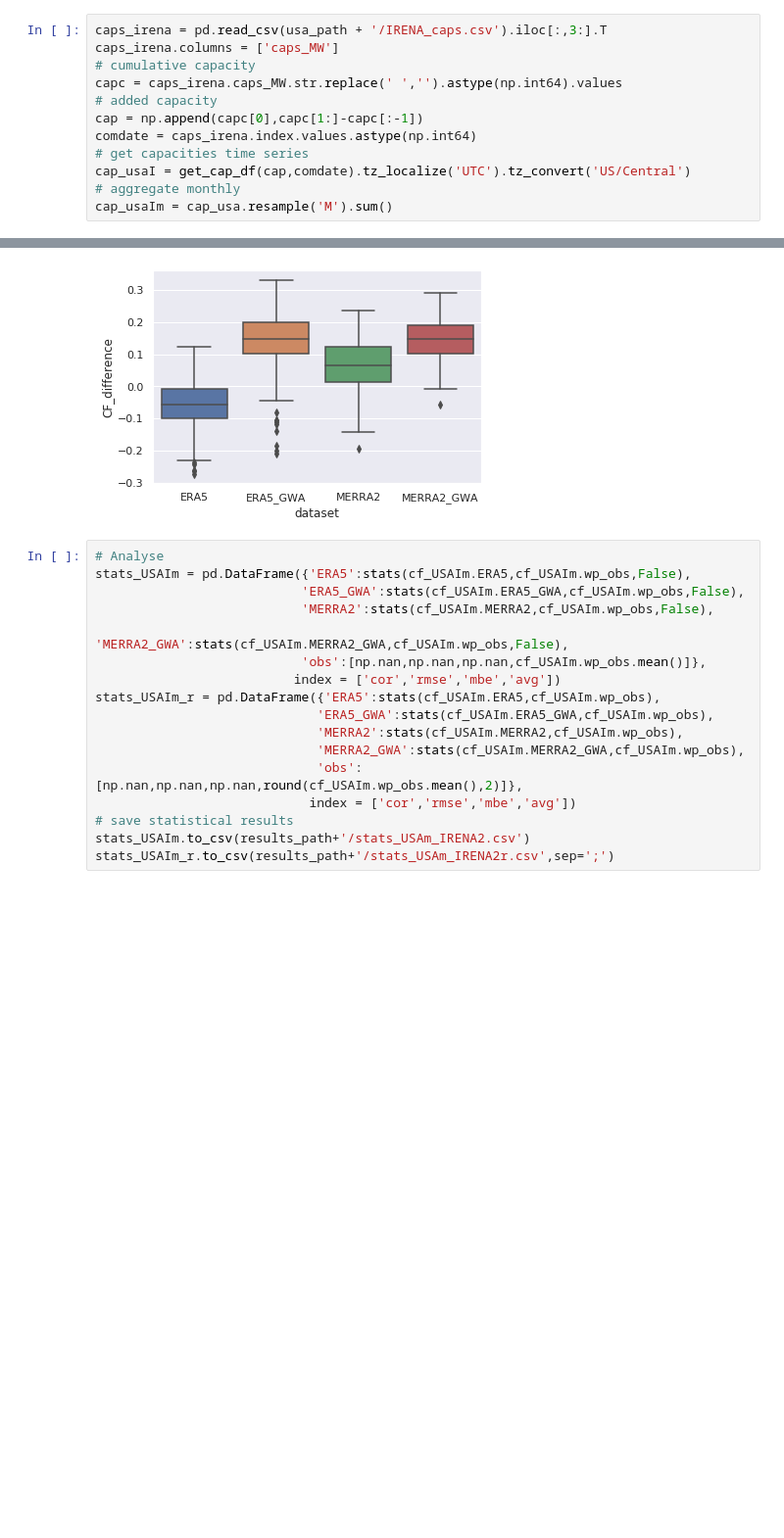
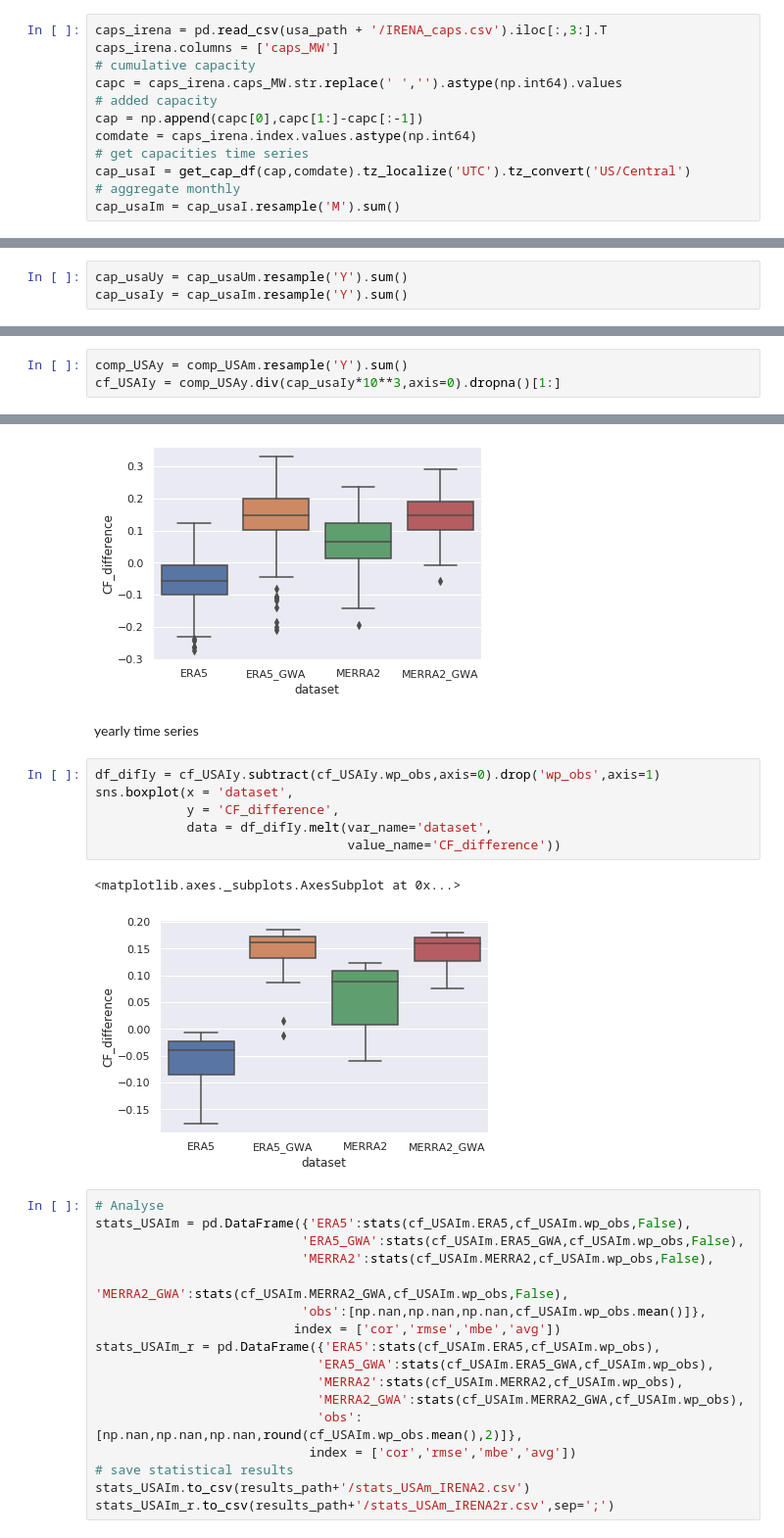
Before and after one commit to KatharinaGruber/windpower_GWA, a Jupyter notebook: USA/Analysis_IRENA.ipynb, the cells around one changed output, grey strips where cells are left out. Shown at 98% size. Cells and saved outputs as stored; diff of their text form; blank space fills up the shorter version.

Commit message:
add comparison of yearly CFs and differences

```diff
--- a/USA/Analysis_IRENA.ipynb
+++ b/USA/Analysis_IRENA.ipynb
@@ -51,7 +51,7 @@ comdate = caps_irena.index.values.astype(np.int64)
 # get capacities time series
 cap_usaI = get_cap_df(cap,comdate).tz_localize('UTC').tz_convert('US/Central')
 # aggregate monthly
-cap_usaIm = cap_usa.resample('M').sum()
+cap_usaIm = cap_usaI.resample('M').sum()
 # %% [markdown]
 2. capacities USWTDB
 # %%
@@ -65,3 +67,6 @@ cap_usaUm = cap_usaU.resample('M').sum()
+# %%
+cap_usaUy = cap_usaUm.resample('Y').sum()
+cap_usaIy = cap_usaIm.resample('Y').sum()
 # %%
 ### Analysis capacity factors
 
@@ -99,3 +111,6 @@ cf_USAIm = comp_USAm.div(cap_usaIm*10**3,axis=0).dropna()[1:] # first line has n
+# %%
+comp_USAy = comp_USAm.resample('Y').sum()
+cf_USAIy = comp_USAy.div(cap_usaIy*10**3,axis=0).dropna()[1:]
 # %%
 cf_USAIm.plot()
 # %% [output]
@@ -110,6 +125,17 @@ sns.boxplot(x = 'dataset',
 # %% [output]
 <matplotlib.axes._subplots.AxesSubplot at 0x...>
 [figure]
+# %% [markdown]
+yearly time series
+# %%
+df_difIy = cf_USAIy.subtract(cf_USAIy.wp_obs,axis=0).drop('wp_obs',axis=1)
+sns.boxplot(x = 'dataset',
+            y = 'CF_difference',
+            data = df_difIy.melt(var_name='dataset',
+                                 value_name='CF_difference'))
+# %% [output]
+<matplotlib.axes._subplots.AxesSubplot at 0x...>
+[figure, added]
 # %%
 # Analyse
 stats_USAIm = pd.DataFrame({'ERA5':stats(cf_USAIm.ERA5,cf_USAIm.wp_obs,False),
```
Also changed, not shown: parts of 18 cells of this notebook.
